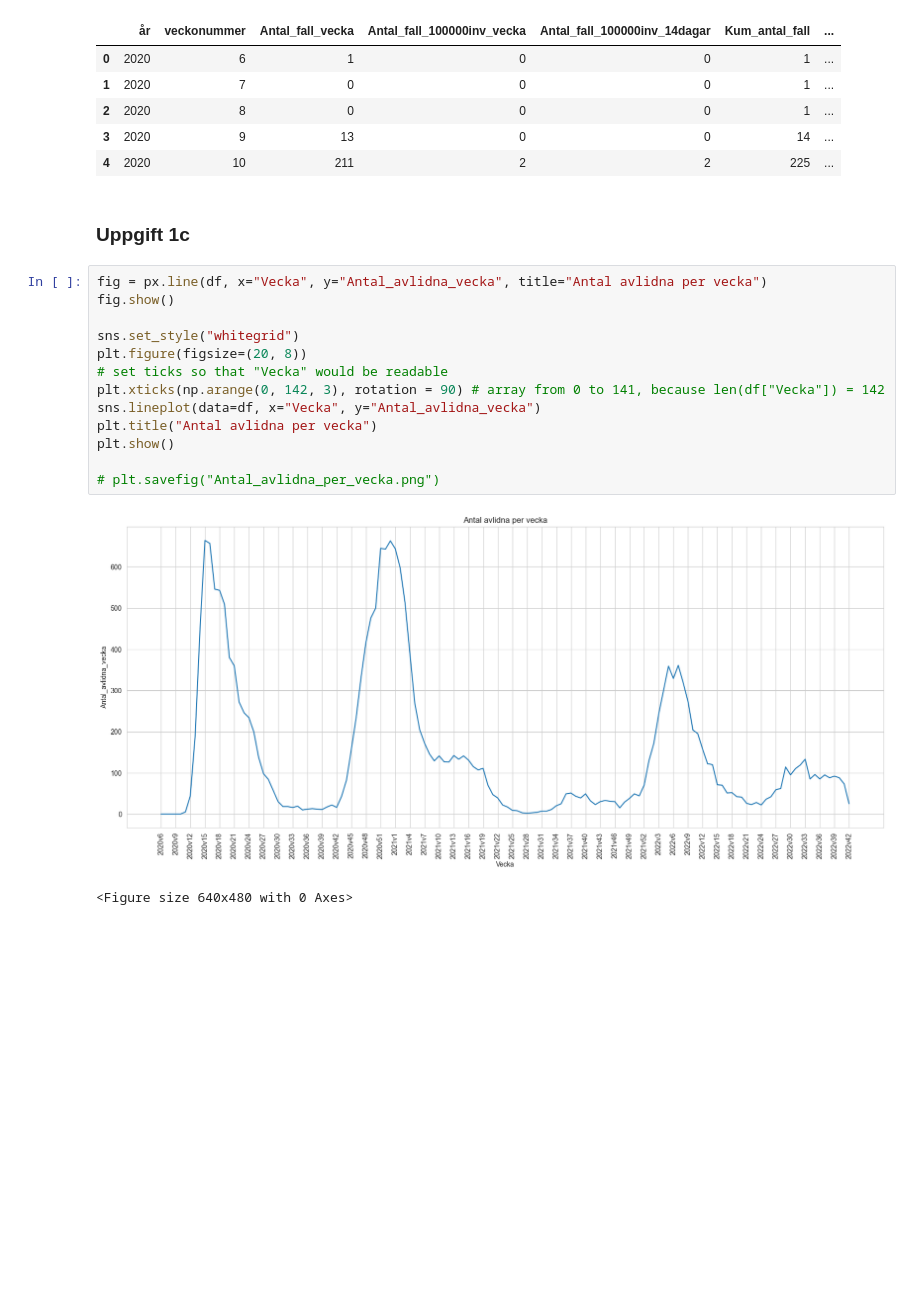
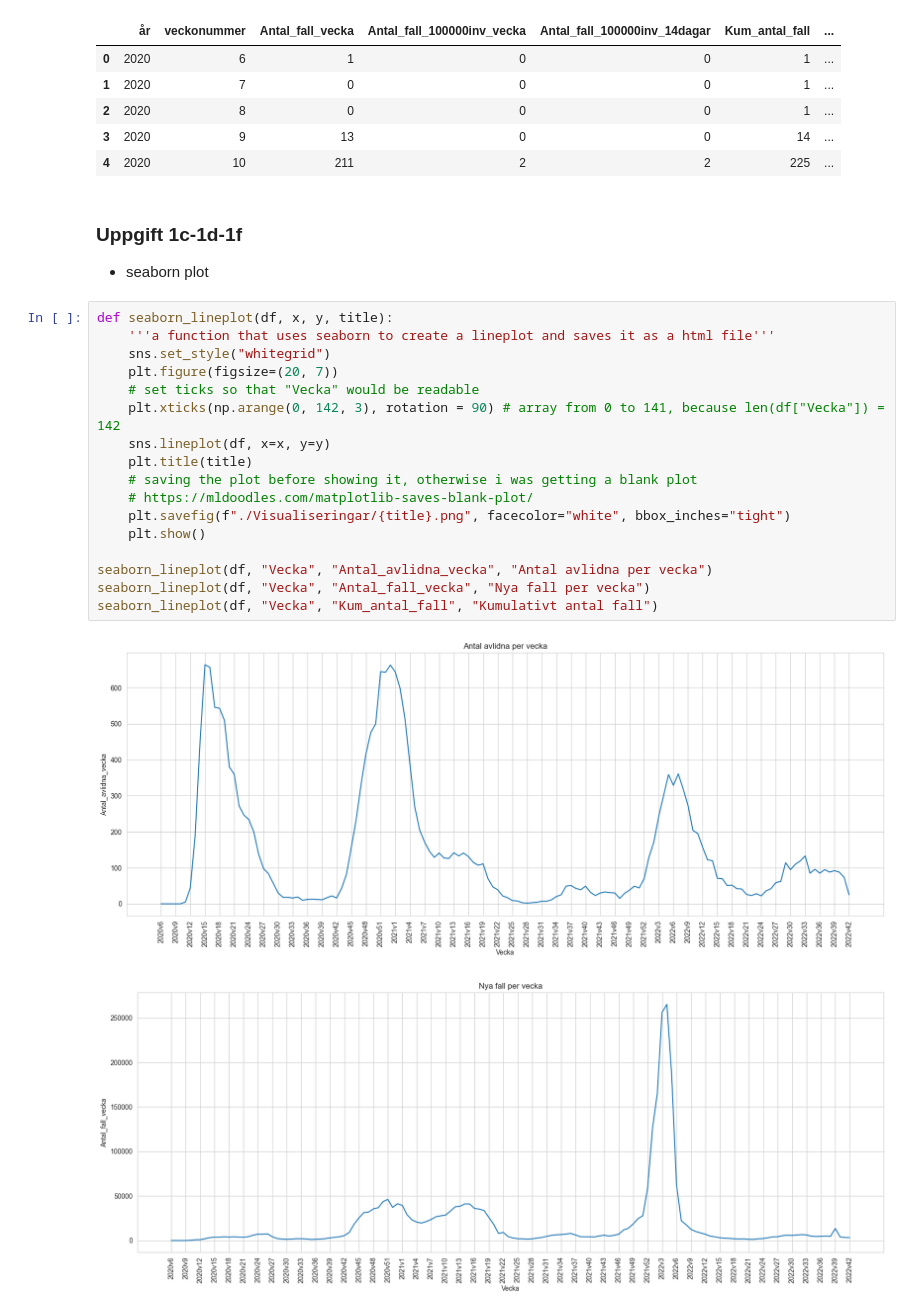
Before and after one commit to eliaselhaddad/Databehandling-Elias-El-Haddad, a Jupyter notebook: Labb_4/Labb_4.ipynb, the cells around one changed output. Saved outputs shown, nothing was run; the diff lists cells and outputs as text; blank space fills up the shorter version.

```diff
--- a/Labb_4/Labb_4.ipynb
+++ b/Labb_4/Labb_4.ipynb
@@ -114,20 +114,25 @@ df.head()
 | 3 | 2020 | 9 | 13 | 0 | 0 | 14 | ... |
 | 4 | 2020 | 10 | 211 | 2 | 2 | 225 | ... |
 # %% [markdown]
-### Uppgift 1c
+### Uppgift 1c-1d-1f
+- seaborn plot
 # %%
-fig = px.line(df, x="Vecka", y="Antal_avlidna_vecka", title="Antal avlidna per vecka")
-fig.show()
+def seaborn_lineplot(df, x, y, title):
+    '''a function that uses seaborn to create a lineplot and saves it as a html file'''
+    sns.set_style("whitegrid")
+    plt.figure(figsize=(20, 7))
+    # set ticks so that "Vecka" would be readable
+    plt.xticks(np.arange(0, 142, 3), rotation = 90) # array from 0 to 141, because len(df["Vecka"]) = 142
+    sns.lineplot(df, x=x, y=y)
+    plt.title(title)
+    # saving the plot before showing it, otherwise i was getting a blank plot
+    # https://mldoodles.com/matplotlib-saves-blank-plot/
+    plt.savefig(f"./Visualiseringar/{title}.png", facecolor="white", bbox_inches="tight")
+    plt.show()
 
-sns.set_style("whitegrid")
-plt.figure(figsize=(20, 8))
-# set ticks so that "Vecka" would be readable
-plt.xticks(np.arange(0, 142, 3), rotation = 90) # array from 0 to 141, because len(df["Vecka"]) = 142
-sns.lineplot(data=df, x="Vecka", y="Antal_avlidna_vecka")
-plt.title("Antal avlidna per vecka")
-plt.show()
-
-# plt.savefig("Antal_avlidna_per_vecka.png")
+seaborn_lineplot(df, "Vecka", "Antal_avlidna_vecka", "Antal avlidna per vecka")
+seaborn_lineplot(df, "Vecka", "Antal_fall_vecka", "Nya fall per vecka")
+seaborn_lineplot(df, "Vecka", "Kum_antal_fall", "Kumulativt antal fall")
 # %% [output]
-[figure, old version]
+[figure, new version]
-<Figure size 640x480 with 0 Axes>
+[figure, added]
```
Also changed, not shown: parts of 3 cells of this notebook, 7 other files.
